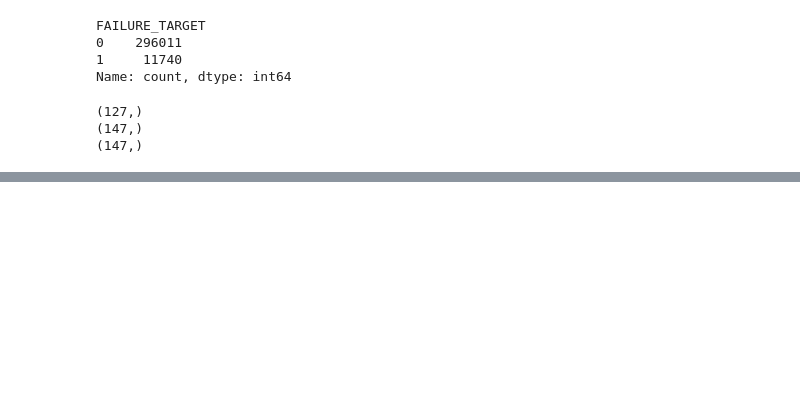
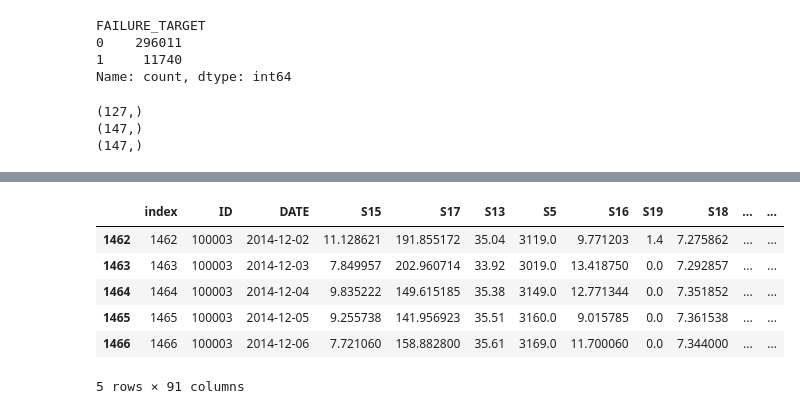
Before and after one commit to amitsas94/equipment_failure, a Jupyter notebook: components/EDA_equipment_failure.ipynb, the cells around one changed output, grey strips where cells are left out. Saved outputs shown, nothing was run; the diff lists cells and outputs as text; code cells hidden in the pictures; blank space fills up the shorter version.

Commit message:
more feature engineering with train test split

```diff
--- a/components/EDA_equipment_failure.ipynb
+++ b/components/EDA_equipment_failure.ipynb
@@ -385,7 +385,7 @@ df2.head()
 5 rows × 52 columns
 # %%
 df2['S5_chg'] = np.where((df2.S5_mean == 0),0 , df2.S5/df2.S5_mean)
-
+df2['S8_chg'] = np.where((df2.S8_mean == 0),0 , df2.S8/df2.S8_mean)
 
 df2['S13_chg'] = np.where((df2.S13_mean == 0),0 , df2.S13/df2.S13_mean)
 
@@ -488,9 +488,9 @@ print(test_ids.shape)
 (147,)
 # %%
 # Split the DataFrame based on device IDs
-train_df = df[df['ID'].isin(train_ids)]
-val_df = df[df['ID'].isin(val_ids)]
-test_df = df[df['ID'].isin(test_ids)]
+train_df = df3[df3['ID'].isin(train_ids)]
+val_df = df3[df3['ID'].isin(val_ids)]
+test_df = df3[df3['ID'].isin(test_ids)]
 
 print(val_df.shape)
 print(train_df.shape)
@@ -501,0 +528,3 @@ print(test_df.shape)
+# %%
+train_test_df = pd.concat([train_df, test_df])
+print(train_test_df.shape)
@@ -501,0 +610,16 @@ print(test_df.shape)
+# %%
+# Change categorial variables to numerical variable using get_dummies - for train-test dataset
+
+train_test_df = train_test_df.drop(columns=['START_DATE', 'Failure_Date', 'Time_to_Fail'])
+
+newtrain_test_df = pd.get_dummies(train_test_df, columns = ['REGION_CLUSTER', 'MAINTENANCE_VENDOR', 'MANUFACTURER',
+                                                'WELL_GROUP'], prefix=['RC', 'MV', 'MN', 'WG'], dtype=int)
+newtrain_test_df.head()
+# %% [output]
+|  | index | ID | DATE | S15 | S17 | S13 | S5 | S16 | S19 | S18 | ... | ... |
+| 1462 | 1462 | 100003 | 2014-12-02 | 11.128621 | 191.855172 | 35.04 | 3119.0 | 9.771203 | 1.4 | 7.275862 | ... | ... |
+| 1463 | 1463 | 100003 | 2014-12-03 | 7.849957 | 202.960714 | 33.92 | 3019.0 | 13.418750 | 0.0 | 7.292857 | ... | ... |
+| 1464 | 1464 | 100003 | 2014-12-04 | 9.835222 | 149.615185 | 35.38 | 3149.0 | 12.771344 | 0.0 | 7.351852 | ... | ... |
+| 1465 | 1465 | 100003 | 2014-12-05 | 9.255738 | 141.956923 | 35.51 | 3160.0 | 9.015785 | 0.0 | 7.361538 | ... | ... |
+| 1466 | 1466 | 100003 | 2014-12-06 | 7.721060 | 158.882800 | 35.61 | 3169.0 | 11.700060 | 0.0 | 7.344000 | ... | ... |
+5 rows × 91 columns
```
Also changed, not shown: parts of 18 cells of this notebook.
